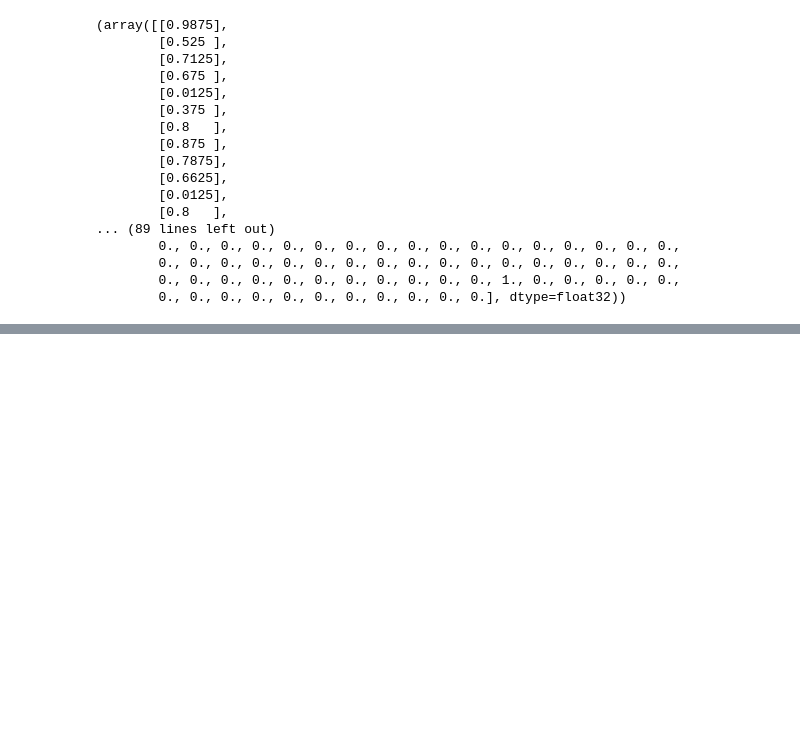
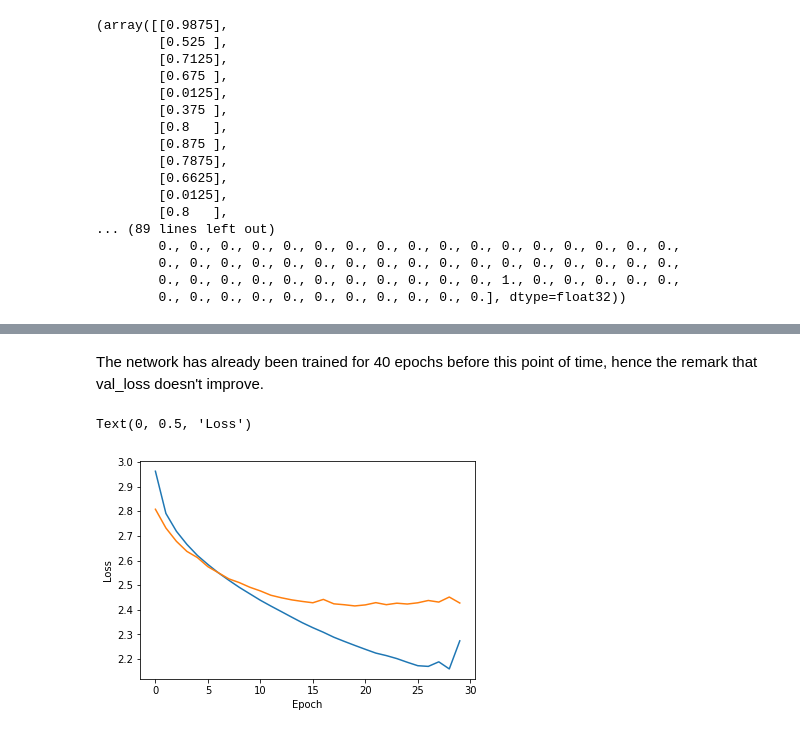
Before and after one commit to ashwiniyer176/Natural-Language-Processing, a Jupyter notebook: Text Generation with LSTM/Text Generation.ipynb, the cells around one changed output, grey strips where cells are left out. Cells and saved outputs as stored; diff of their text form; code cells hidden in the pictures; blank space fills up the shorter version.

Commit message:
Text Generation final

```diff
--- a/Text Generation with LSTM/Text Generation.ipynb
+++ b/Text Generation with LSTM/Text Generation.ipynb
@@ -132,6 +135,5 @@ model = Sequential()
 model.add(LSTM(256, input_shape=(X.shape[1], X.shape[2])))
 model.add(Dropout(0.2))
 model.add(Dense(y.shape[1], activation='softmax'))
-model.compile(loss='categorical_crossentropy', optimizer='adam')
+model.compile(loss='categorical_crossentropy',
+              optimizer='adam', metrics=['accuracy'])
-# %%
-model.fit(X,y,epochs=20,batch_size=64,callbacks=callbacksList)
@@ -144,0 +142,5 @@ KeyboardInterrupt:
+# %%
+X_train,y_train=X[:250000],y[:250000]
+X_val,y_val=X[250000:],y[250000:]
+# %%
+history=model.fit(X_train,y_train,epochs=30,batch_size=128,validation_data=(X_val,y_val),callbacks=callbacksList)
@@ -144,0 +165,10 @@ KeyboardInterrupt:
+# %% [markdown]
+The network has already been trained for 40 epochs before this point of time, hence the remark that val_loss doesn't improve.
+# %%
+plt.plot(history.history['loss'])
+plt.plot(history.history['val_loss'])
+plt.xlabel('Epoch')
+plt.ylabel('Loss')
+# %% [output]
+Text(0, 0.5, 'Loss')
+[figure, added]
```
Also changed, not shown: parts of 8 cells of this notebook.
